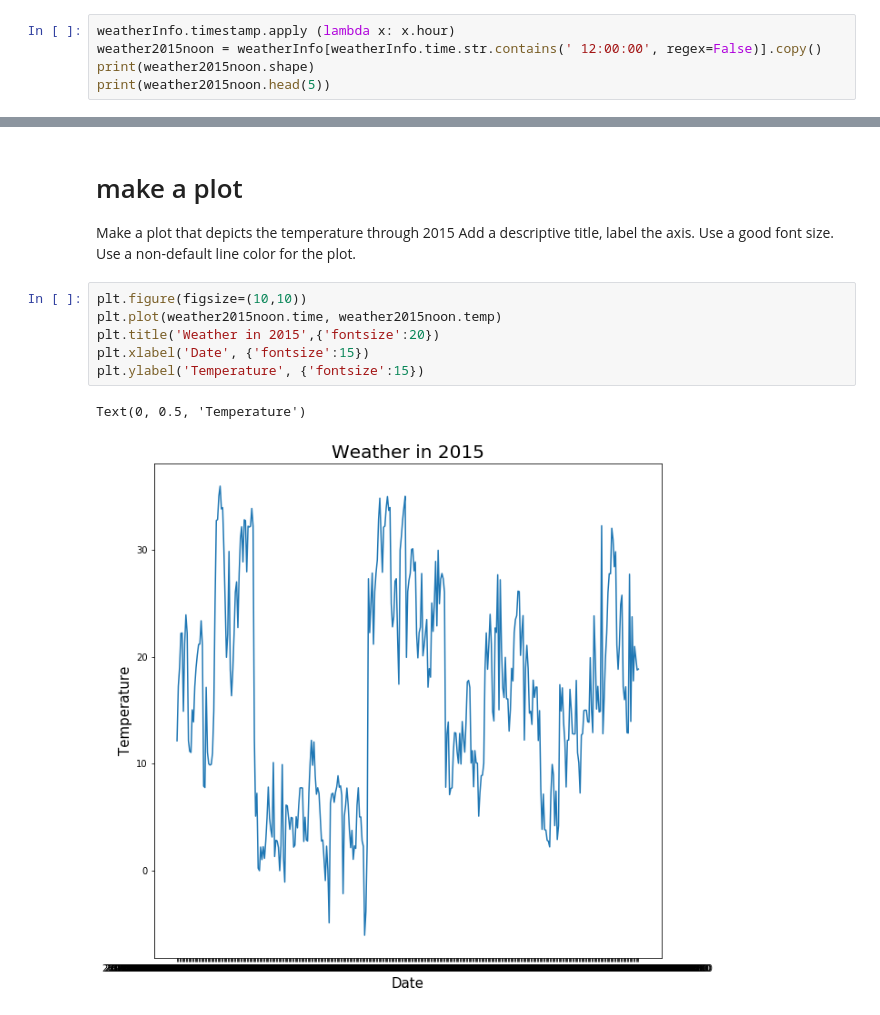
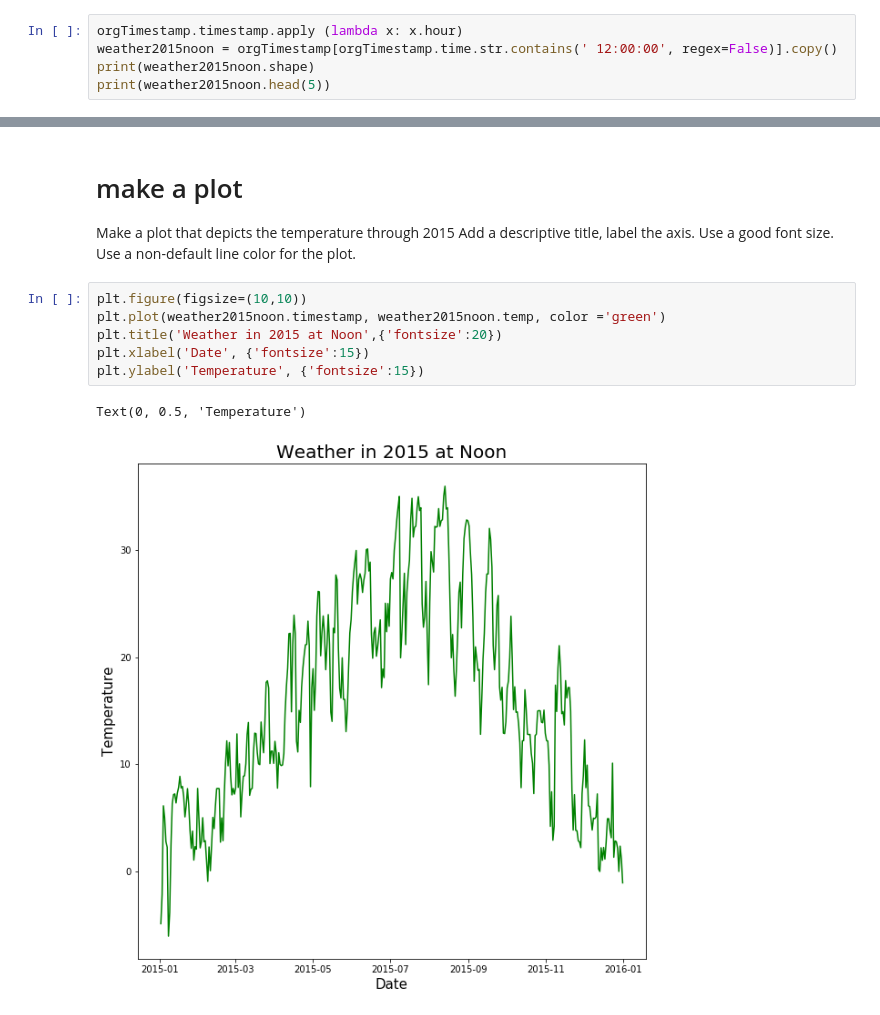
Before and after one commit to BlueberryPamela/Johnson_ProblemSet5, a Jupyter notebook: ps05-data.ipynb, the cells around one changed output, grey strips where cells are left out. Saved outputs shown, nothing was run; the diff lists cells and outputs as text.

```diff
--- a/ps05-data.ipynb
+++ b/ps05-data.ipynb
@@ -121,8 +121,8 @@ string variable 'time', or extract hour from the timestamp like this:
 `w15.timestamp.apply(lambda x: x.hour)`
 This example code creates a variable that is only the hour (0-23).
 # %%
-weatherInfo.timestamp.apply (lambda x: x.hour)
-weather2015noon = weatherInfo[weatherInfo.time.str.contains(' 12:00:00', regex=False)].copy()
+orgTimestamp.timestamp.apply (lambda x: x.hour)
+weather2015noon = orgTimestamp[orgTimestamp.time.str.contains(' 12:00:00', regex=False)].copy()
 print(weather2015noon.shape)
 print(weather2015noon.head(5))
 # %% [output]
@@ -151,10 +151,10 @@ Add a descriptive title, label the axis.  Use a good font size.
 Use a non-default line color for the plot.
 # %%
 plt.figure(figsize=(10,10))
-plt.plot(weather2015noon.time, weather2015noon.temp)
-plt.title('Weather in 2015',{'fontsize':20})
+plt.plot(weather2015noon.timestamp, weather2015noon.temp, color ='green')
+plt.title('Weather in 2015 at Noon',{'fontsize':20})
 plt.xlabel('Date', {'fontsize':15})
 plt.ylabel('Temperature', {'fontsize':15})
 # %% [output]
 Text(0, 0.5, 'Temperature')
-[figure, old version]
+[figure, new version]
```
Also changed, not shown: parts of 1 cell of this notebook.
